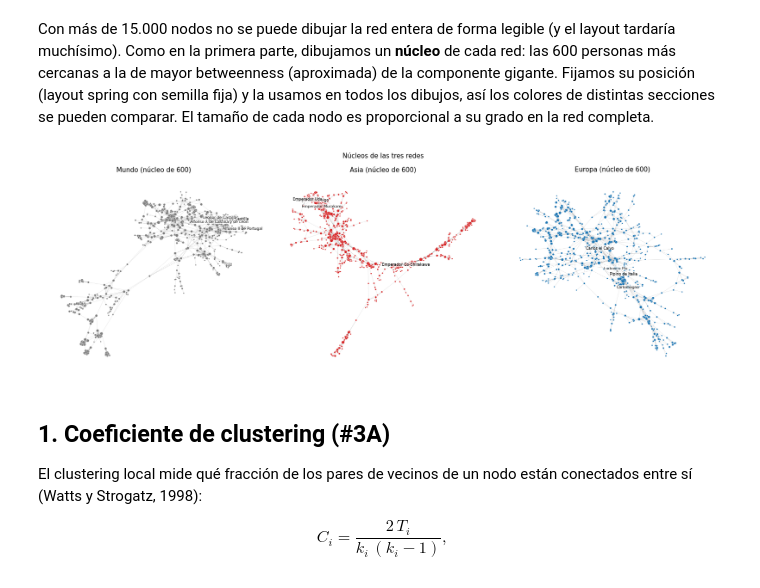
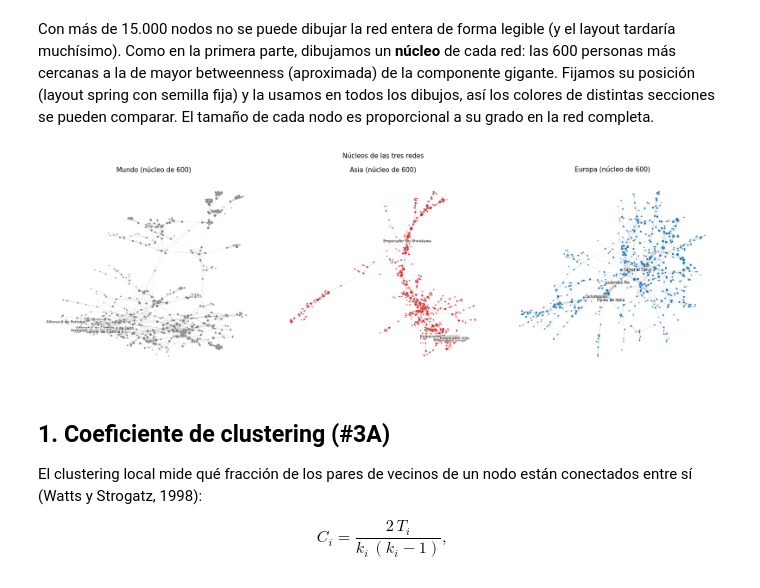
Before and after one commit to felipegoldin02/Redes-Complejas, a Jupyter notebook: colabs-analisis/02 - Clustering.ipynb, the cells around one changed output. Cells and saved outputs as stored; diff of their text form; code cells hidden in the pictures.

```diff
--- a/colabs-analisis/02 - Clustering.ipynb
+++ b/colabs-analisis/02 - Clustering.ipynb
@@ -60,11 +56,20 @@ def construir_grafo(nodos, relaciones):
         nx.set_node_attributes(G, dict(zip(nodos["Id"], col)), attr)
     return G
 
+def inducido(G, seleccion):
+    # Subgrafo inducido que conserva el orden de los nodos de G. G.subgraph() recorre los nodos en el
+    # orden de un set, que cambia en cada ejecución, y eso vuelve no reproducibles los resultados con semilla.
+    seleccion = set(seleccion)
+    H = G.__class__()
+    H.add_nodes_from((v, d) for v, d in G.nodes(data=True) if v in seleccion)
+    H.add_edges_from((u, v, d) for u, v, d in G.edges(data=True) if u in seleccion and v in seleccion)
+    return H
+
 def subred(G, continente):
-    return G.subgraph([v for v, c in G.nodes(data="continente") if c == continente]).copy()
+    return inducido(G, [v for v, c in G.nodes(data="continente") if c == continente])
 
 def gigante(G):
-    return G.subgraph(max(nx.connected_components(G), key=len)).copy()
+    return inducido(G, max(nx.connected_components(G), key=len))
 
 def nombre(G, v):
     return G.nodes[v]["label"]
@@ -99,36 +104,36 @@ def nucleo(G, n=TAMANO_NUCLEO):
     bet = nx.betweenness_centrality(Gg, k=min(100, len(Gg)), seed=SEMILLA)
     centro = max(bet, key=bet.get)
     cercanos = list(nx.single_source_shortest_path_length(Gg, centro))[:n]   # orden BFS = por distancia
-    return Gg.subgraph(cercanos).copy()
+    return inducido(Gg, cercanos)
 
 nucleos = {region: nucleo(G) for region, G in redes.items()}
 posiciones = {region: nx.spring_layout(H, seed=SEMILLA, k=0.15, iterations=100) for region, H in nucleos.items()}
 
 def dibujar(color=None, titulo="", cmap="tab20", vmin=None, vmax=None, barra=False, n_etiquetas=4):
     # Dibuja los tres núcleos. color: diccionario region -> (diccionario nodo -> número), o None
     fig, axs = plt.subplots(1, 3, figsize=(18, 6))
     for ax, region in zip(axs, REGIONES):
         H, pos, G = nucleos[region], posiciones[region], redes[region]
         c = None if color is None else color[region]
         orden = list(H) if c is None else sorted(H, key=lambda v: c[v])        # los valores altos arriba
         nx.draw_networkx_edges(H, pos, ax=ax, alpha=0.12, width=0.5)
         dibujo = nx.draw_networkx_nodes(
             H, pos, nodelist=orden, ax=ax, node_size=[4 + 1.5 * G.degree(v) for v in orden],
             node_color=COLORES[region] if c is None else [c[v] for v in orden],
             cmap=None if c is None else cmap, vmin=vmin, vmax=vmax, edgecolors="white", linewidths=0.3)
         top = sorted(H, key=G.degree, reverse=True)[:n_etiquetas]
         nx.draw_networkx_labels(H, pos, labels={v: nombre(H, v) for v in top}, font_size=7, ax=ax,
                                 bbox=dict(facecolor="white", edgecolor="none", alpha=0.7, pad=0.4))
         if barra and c is not None:
             fig.colorbar(dibujo, ax=ax, shrink=0.6)
         ax.set_title(f"{region} (núcleo de {H.number_of_nodes()})")
         ax.axis("off")
     fig.suptitle(titulo)
     plt.tight_layout(); plt.show()
 
 dibujar(titulo="Núcleos de las tres redes")
 # %% [output]
-[figure, old version]
+[figure, new version]
 # %% [markdown]
 ## 1. Coeficiente de clustering (#3A)
 
```
Also changed, not shown: parts of 18 cells of this notebook, 12 other files.
